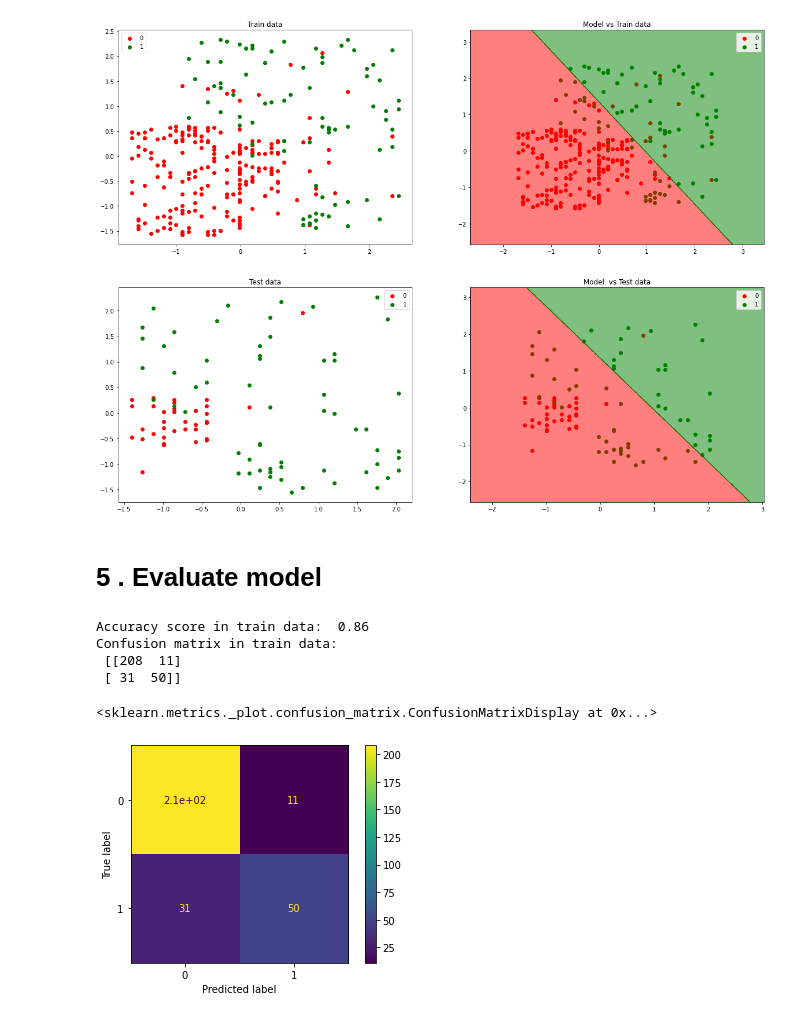
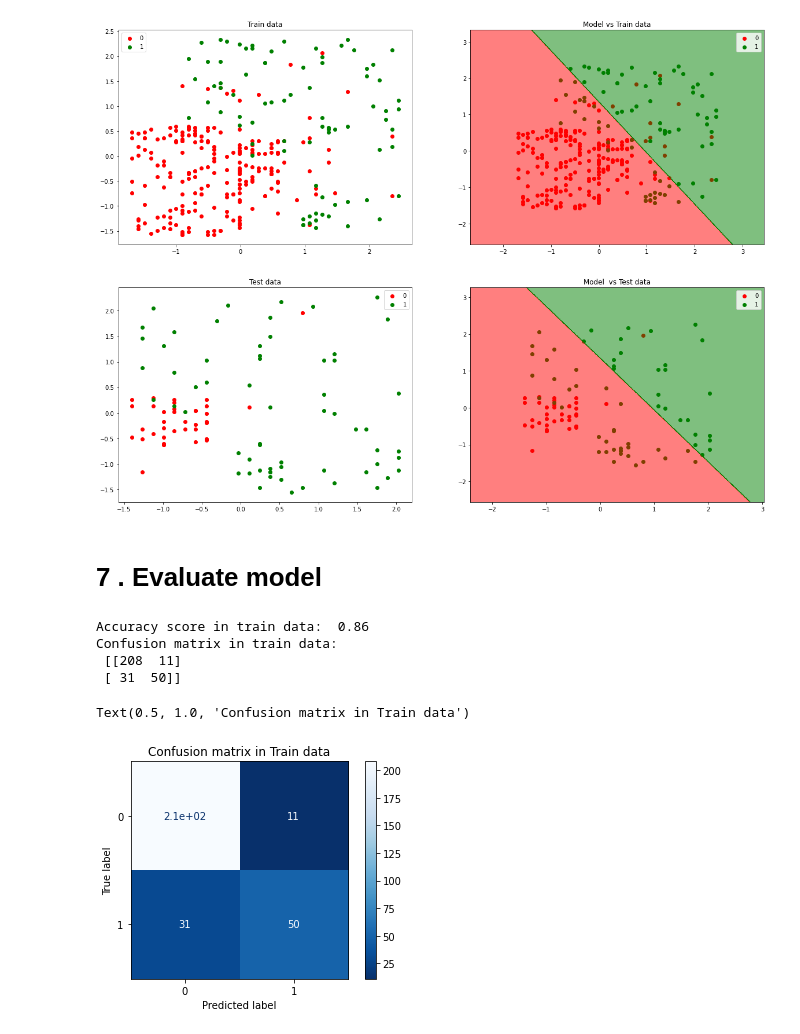
Before and after one commit to trongthuan205/DS102.K21, a Jupyter notebook: 06_LogisticRegression_iPhone_Purchase.ipynb, the cells around one changed output. Drawn from its saved outputs; the diff is of its cells as text; code cells hidden in the pictures.

```diff
--- a/06_LogisticRegression_iPhone_Purchase.ipynb
+++ b/06_LogisticRegression_iPhone_Purchase.ipynb
@@ -78,0 +63,3 @@ y_test.shape
+# %%
+X_train = X[0:300]
+X_train.shape
@@ -78,0 +68,3 @@ y_test.shape
+# %%
+y_train = y[0:300]
+y_train.shape
@@ -79,5 +85,5 @@ y_test.shape
 # %%
 SC = StandardScaler()
 # %%
-X_train = SC.fit_transform(X_train)
+X_train = SC.fit_transform(X_train[:,1:])
 # %%
@@ -87,4 +93,4 @@ X_test = SC.fit_transform(X_test)
 # %%
 model = LogisticRegression(random_state = 0)
 # %%
-model = model.fit(X_train, y_train)
+model.fit(X_train, y_train)
@@ -127,19 +139,20 @@ plt.show()
 # %% [output]
 [figure]
 # %% [markdown]
-# 5 . Evaluate model
+# 7 . Evaluate model
 # %%
 y_train_pred = model.predict(X_train)
 print('Accuracy score in train data: ', accuracy_score(y_train, y_train_pred))
 print('Confusion matrix in train data: \n', confusion_matrix(y_train, model.predict(X_train)))
-plot_confusion_matrix(model, X_train, y_train)
+plot_confusion_matrix(model, X_train, y_train, cmap = 'Blues_r')
+plt.title('Confusion matrix in Train data')
 # %% [output]
 Accuracy score in train data:  0.86
 Confusion matrix in train data:
  [[208  11]
  [ 31  50]]
-<sklearn.metrics._plot.confusion_matrix.ConfusionMatrixDisplay at 0x...>
+Text(0.5, 1.0, 'Confusion matrix in Train data')
-[figure, old version]
+[figure, new version]
 # %%
 y_test_pred = model.predict(X_test)
 print('Accuracy score in test data: ', accuracy_score(y_test, y_test_pred))
```
Also changed, not shown: parts of 31 cells of this notebook.
